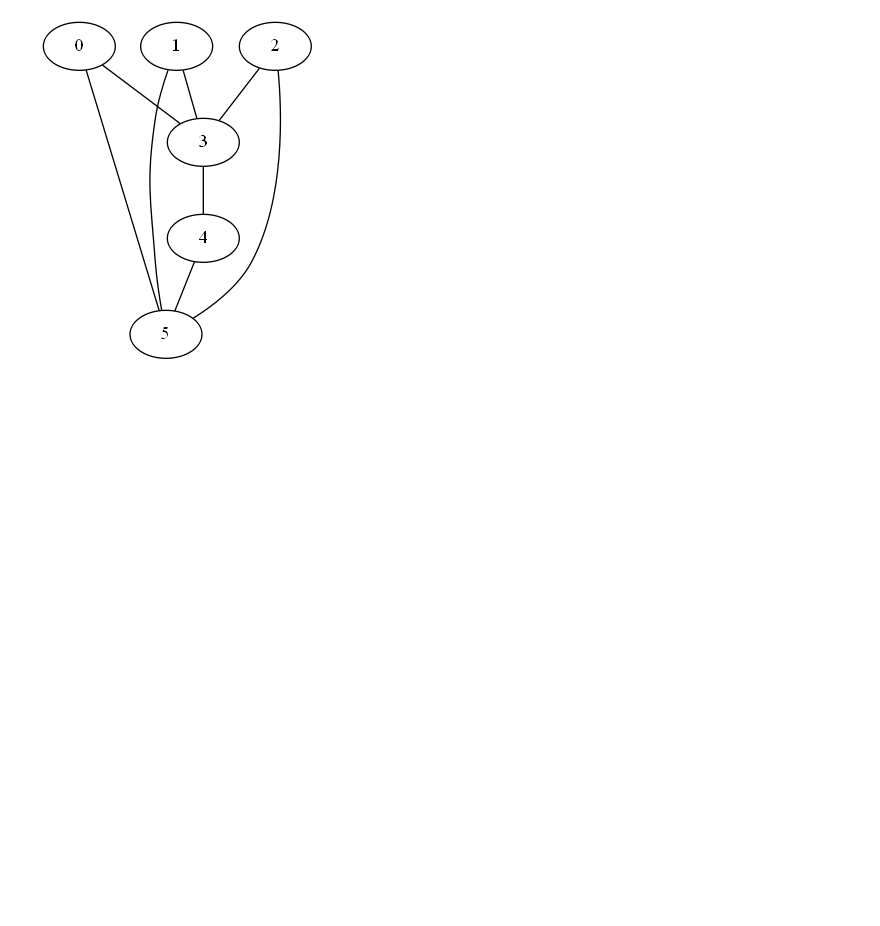
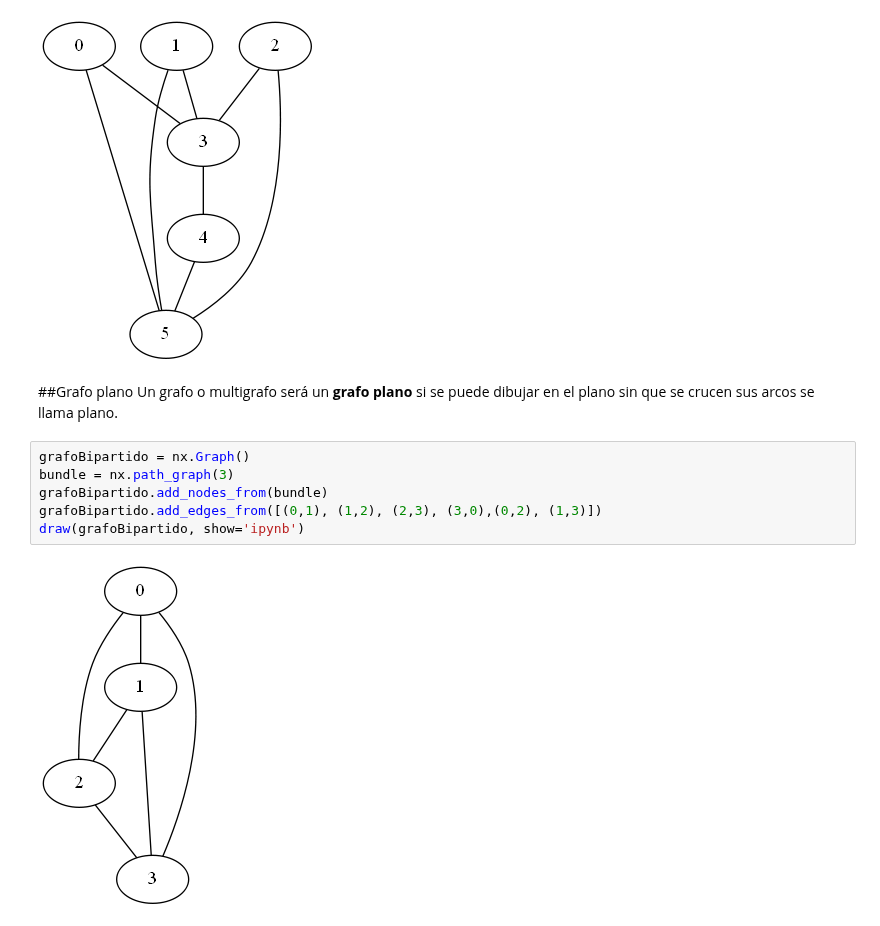
Before and after one commit to adrinfer/Grafos-Jupyter-Notebook, a Jupyter notebook: Teoría de grafos - Adrián Fernández Cano.ipynb, the cells around one changed output. Cells and saved outputs as stored; diff of their text form; blank space fills up the shorter version.

```diff
--- a/Teoría de grafos - Adrián Fernández Cano.ipynb
+++ b/Teoría de grafos - Adrián Fernández Cano.ipynb
@@ -308,3 +308,14 @@ grafoBipartidoCompleto.add_edges_from([(0,3), (0,5), (1,3), (1,5), (2,3),(2,5),(
 draw(grafoBipartidoCompleto, show='ipynb')
 # %% [output]
 [figure]
+# %% [markdown]
+##Grafo plano
+Un grafo o multigrafo será un <b>grafo plano</b> si se puede dibujar en el plano sin que se crucen sus arcos se llama plano.
+# %%
+grafoBipartido = nx.Graph()
+bundle = nx.path_graph(3)
+grafoBipartido.add_nodes_from(bundle)
+grafoBipartido.add_edges_from([(0,1), (1,2), (2,3), (3,0),(0,2), (1,3)])
+draw(grafoBipartido, show='ipynb')
+# %% [output]
+[figure, added]
```
